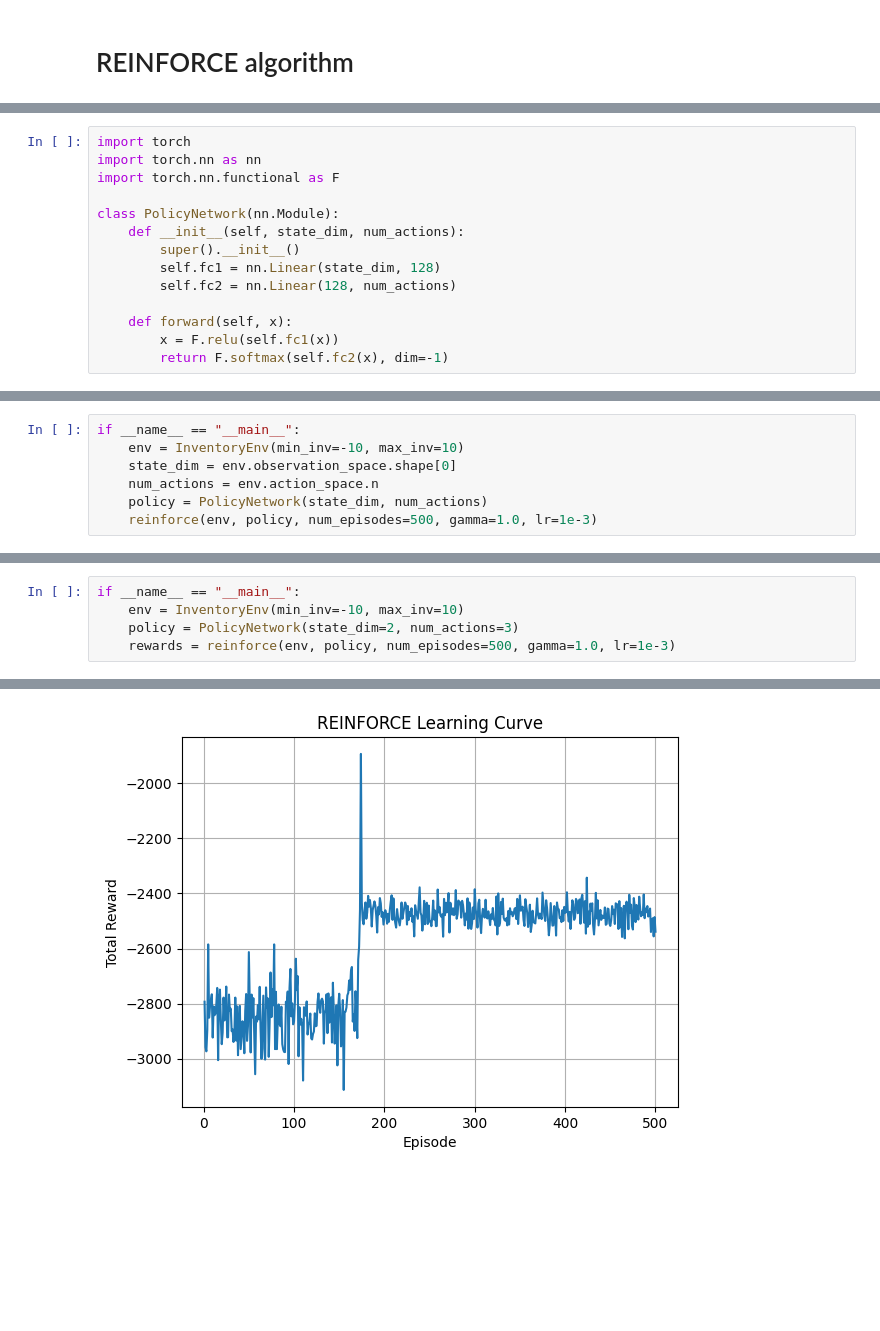
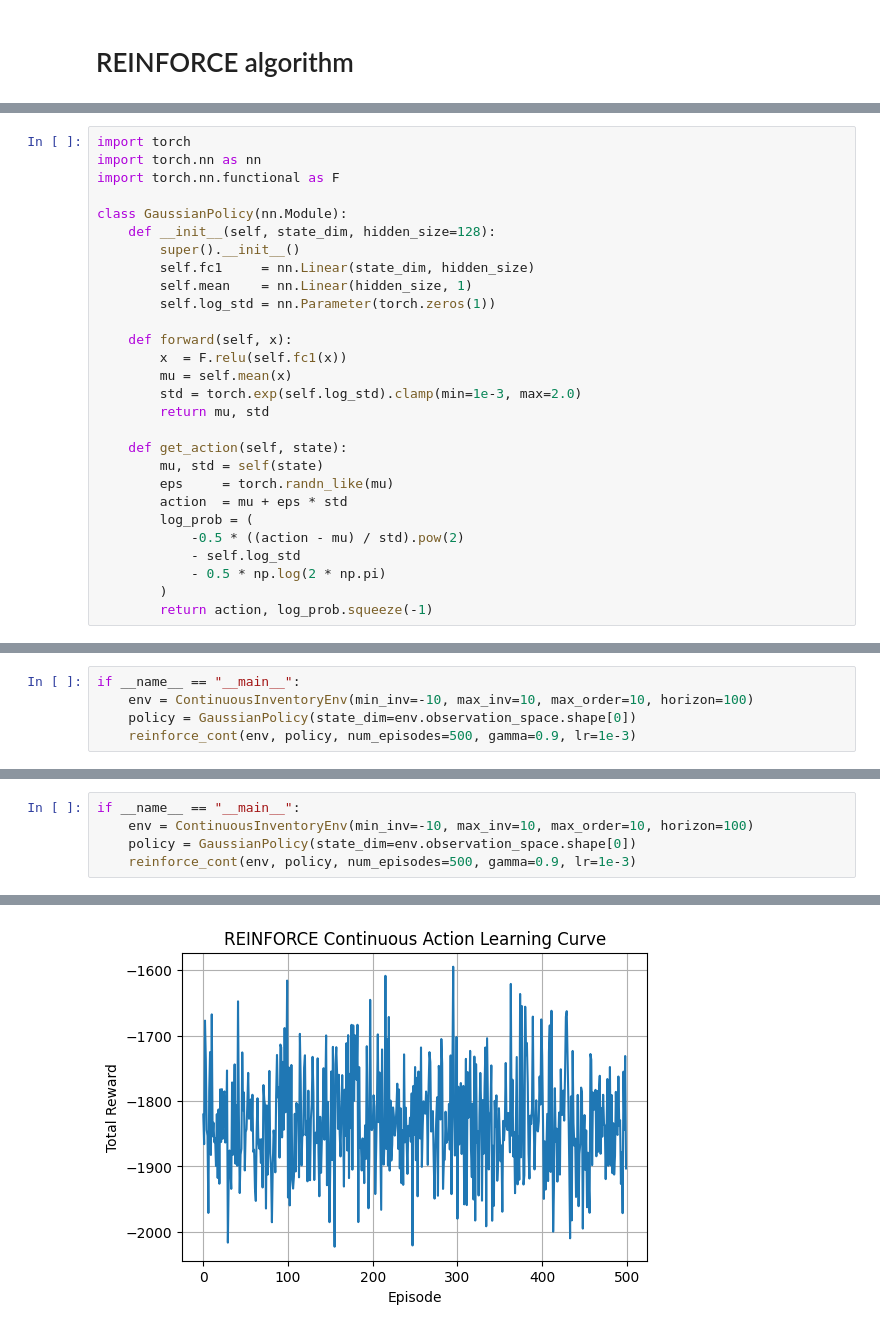
Before and after one commit to TomatoChocolate12/inventory-control-deep-reinforcement-learning, a Jupyter notebook: REINFORCE.ipynb, the cells around one changed output, grey strips where cells are left out. Saved outputs shown, nothing was run; the diff lists cells and outputs as text; blank space fills up the shorter version.

Commit message:
REINFORCE, still needs minor fixing

```diff
--- a/REINFORCE.ipynb
+++ b/REINFORCE.ipynb
@@ -42,15 +67,29 @@ import torch
 import torch.nn as nn
 import torch.nn.functional as F
 
-class PolicyNetwork(nn.Module):
-    def __init__(self, state_dim, num_actions):
+class GaussianPolicy(nn.Module):
+    def __init__(self, state_dim, hidden_size=128):
         super().__init__()
-        self.fc1 = nn.Linear(state_dim, 128)
-        self.fc2 = nn.Linear(128, num_actions)
+        self.fc1     = nn.Linear(state_dim, hidden_size)
+        self.mean    = nn.Linear(hidden_size, 1)
+        self.log_std = nn.Parameter(torch.zeros(1))
 
     def forward(self, x):
-        x = F.relu(self.fc1(x))
-        return F.softmax(self.fc2(x), dim=-1)
+        x  = F.relu(self.fc1(x))
+        mu = self.mean(x)
+        std = torch.exp(self.log_std).clamp(min=1e-3, max=2.0)
+        return mu, std
+
+    def get_action(self, state):
+        mu, std = self(state)
+        eps     = torch.randn_like(mu)
+        action  = mu + eps * std
+        log_prob = (
+            -0.5 * ((action - mu) / std).pow(2)
+            - self.log_std
+            - 0.5 * np.log(2 * np.pi)
+        )
+        return action, log_prob.squeeze(-1)
 # %%
 import torch.optim as optim
 import matplotlib.pyplot as plt
@@ -108,8 +152,6 @@ def reinforce(env, policy, num_episodes=500, gamma=1.0, lr=1e-3, log_interval=50
 # %%
 if __name__ == "__main__":
-    env = InventoryEnv(min_inv=-10, max_inv=10)
-    state_dim = env.observation_space.shape[0]
-    num_actions = env.action_space.n
-    policy = PolicyNetwork(state_dim, num_actions)
-    reinforce(env, policy, num_episodes=500, gamma=1.0, lr=1e-3)
+    env = ContinuousInventoryEnv(min_inv=-10, max_inv=10, max_order=10, horizon=100)
+    policy = GaussianPolicy(state_dim=env.observation_space.shape[0])
+    reinforce_cont(env, policy, num_episodes=500, gamma=0.9, lr=1e-3)
 # %% [output]
@@ -127,6 +292,6 @@ Episode 500/500, total reward: -1172.00
 # %%
 if __name__ == "__main__":
-    env = InventoryEnv(min_inv=-10, max_inv=10)
-    policy = PolicyNetwork(state_dim=2, num_actions=3)
-    rewards = reinforce(env, policy, num_episodes=500, gamma=1.0, lr=1e-3)
+    env = ContinuousInventoryEnv(min_inv=-10, max_inv=10, max_order=10, horizon=100)
+    policy = GaussianPolicy(state_dim=env.observation_space.shape[0])
+    reinforce_cont(env, policy, num_episodes=500, gamma=0.9, lr=1e-3)
 # %% [output]
@@ -143 +308 @@ Episode 500/500, total reward: -2539.00
-[figure, old version]
+[figure, new version]
```
Also changed, not shown: parts of 8 cells of this notebook.
